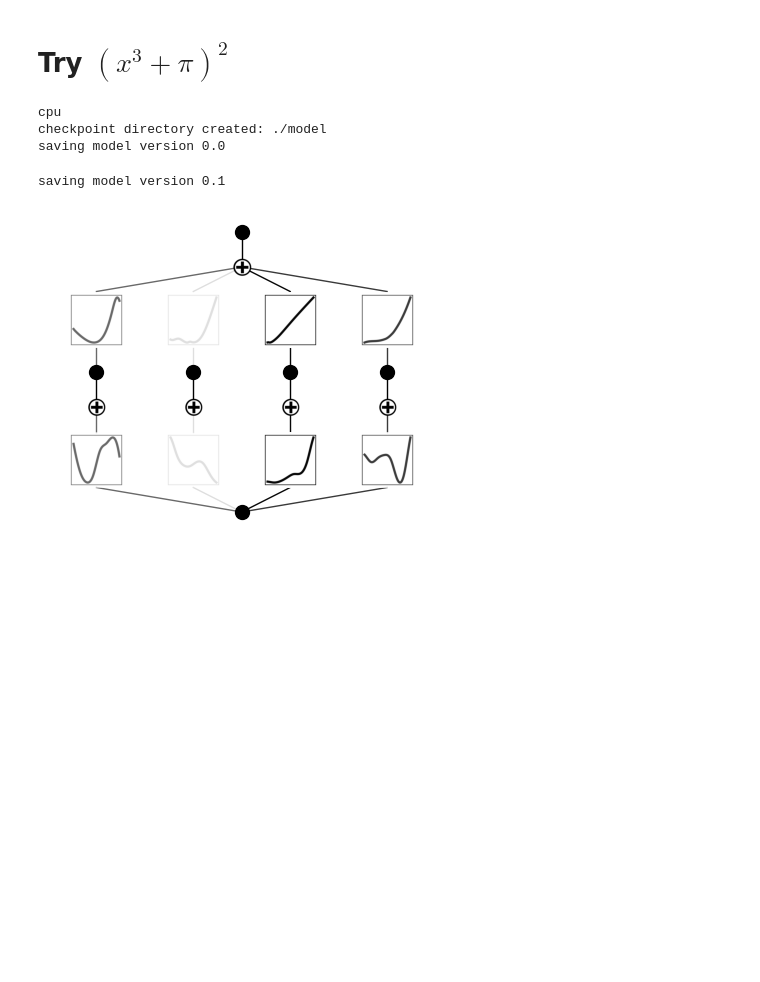
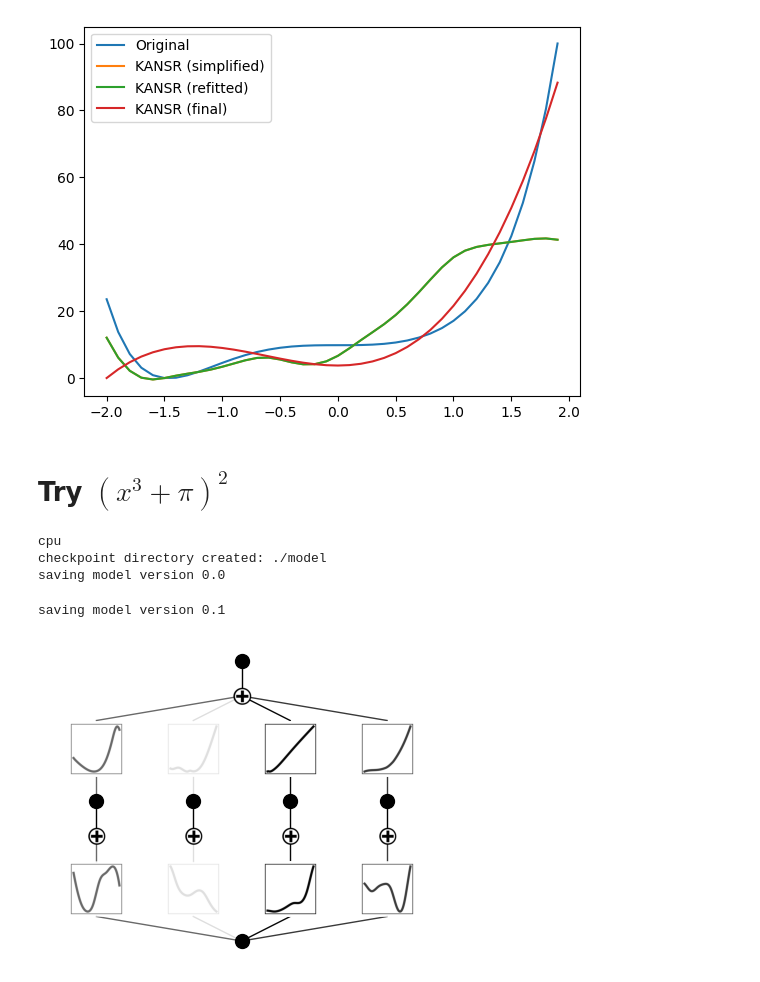
Before and after one commit to harveyThomas4692/llmlex, a Jupyter notebook: KAN_SR.ipynb, the cells around one changed output. Drawn from its saved outputs; the diff is of its cells as text; code cells hidden in the pictures; blank space fills up the shorter version.

```diff
--- a/KAN_SR.ipynb
+++ b/KAN_SR.ipynb
@@ -98,0 +38,3 @@ def call_model_simplify(client, gpt_model="openai/gpt-4o", prompt="", system_pro
+# %%
+# fit KAN
+simplified_expressions, refitted_expressions, final_expressions = kan_sr.get_symbolic(population=10, generations=3)
@@ -99,3 +107,18 @@ def call_model_simplify(client, gpt_model="openai/gpt-4o", prompt="", system_pro
+# %%
+f_orig = lambda x0: (x0**3 + torch.pi)**2
+f_simp = lambda x0: eval(simplified_expressions[0])
+f_refitted = lambda x0: eval(refitted_expressions[0])
+f_final = lambda x0: eval(final_expressions[0])
+
+xs = np.arange(ranges[0], ranges[1], .1)
+plt.plot(xs, [f_orig(x) for x in xs], label="Original")
+plt.plot(xs, [f_simp(x) for x in xs], label="KANSR (simplified)")
+plt.plot(xs, [f_refitted(x) for x in xs], label="KANSR (refitted)")
+plt.plot(xs, [f_final(x) for x in xs], label="KANSR (final)")
+plt.legend()
+plt.show()
+# %% [output]
+[figure, added]
 # %% [markdown]
 # Try $(x^3 + \pi)^2$
 # %%
```
Also changed, not shown: parts of 14 cells of this notebook, 3 other files.
